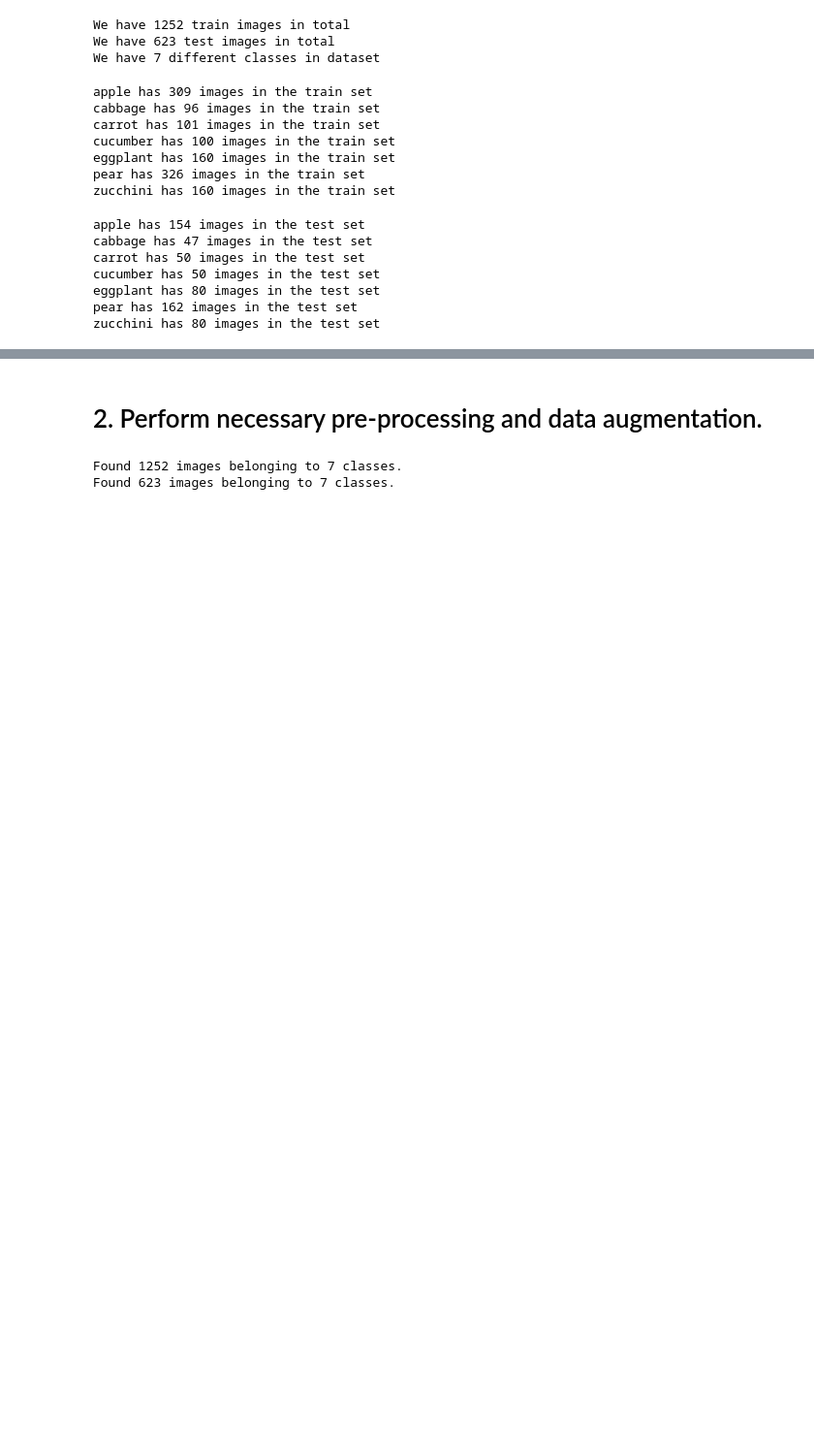
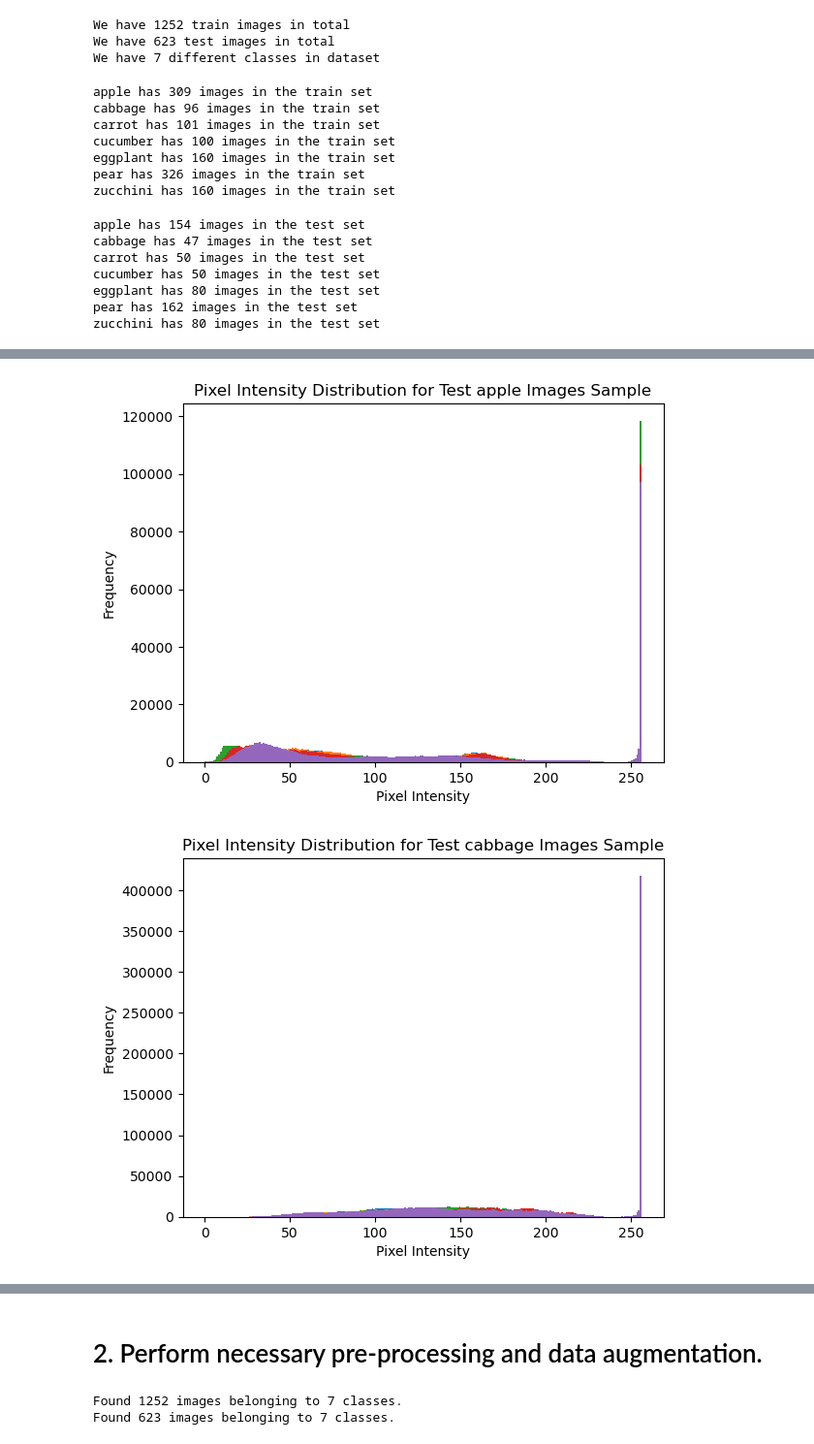
Before and after one commit to ROCCYK/Intro_to_Artificial_Neural_Networks, a Jupyter notebook: Assignment2/Rhichard_Koh_Assignment 2.ipynb, the cells around one changed output, grey strips where cells are left out. Shown at 97% size. Saved outputs shown, nothing was run; the diff lists cells and outputs as text; code cells hidden in the pictures; blank space fills up the shorter version.

```diff
--- a/Assignment2/Rhichard_Koh_Assignment 2.ipynb
+++ b/Assignment2/Rhichard_Koh_Assignment 2.ipynb
@@ -130,0 +194,12 @@ plt.show()
+# %%
+for i in images.keys():
+    sample_images = random.sample(images[i], 5)
+    for img in sample_images:
+        plt.hist(img.ravel(), 256, [0, 256])
+    plt.xlabel('Pixel Intensity')
+    plt.ylabel('Frequency')
+    plt.title(f'Pixel Intensity Distribution for Test {i} Images Sample')
+    plt.show()
+# %% [output]
+[figure, added]
+[figure, added]
```
Also changed, not shown: parts of 8 cells of this notebook, 1 other file.
